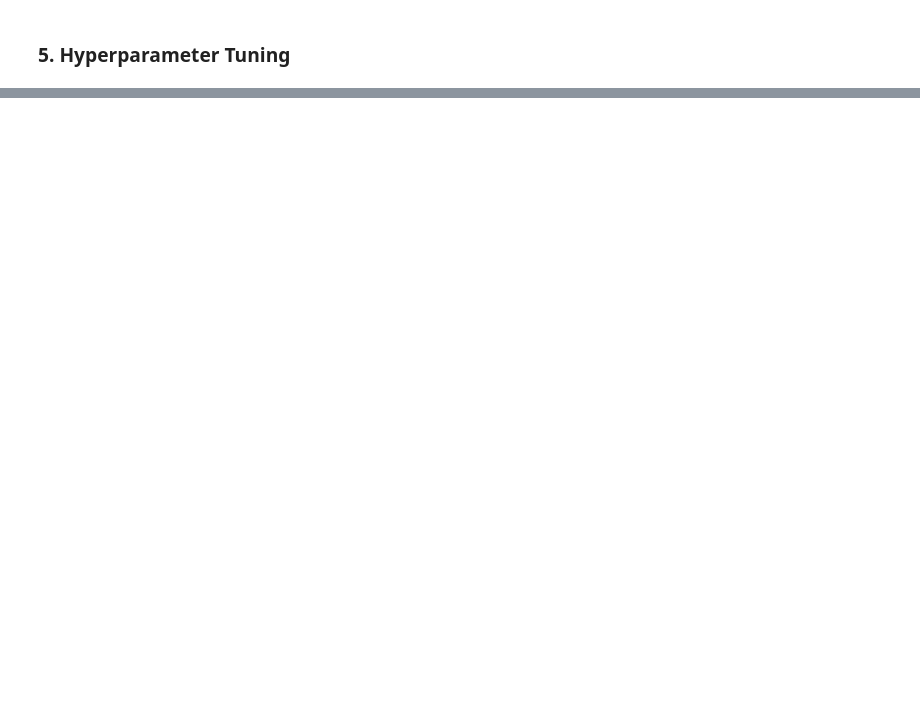
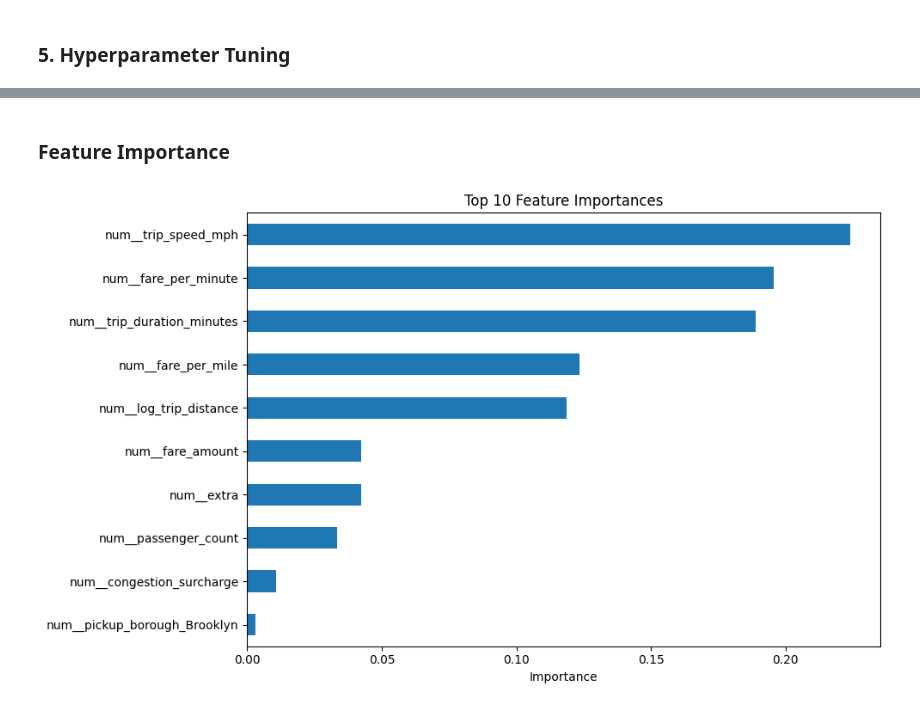
Before and after one commit to jamie07262/ML-MODEL-TRAINING-AND-EVALUATION, a Jupyter notebook: assignment2.ipynb, the cells around one changed output, grey strips where cells are left out. Drawn from its saved outputs; the diff is of its cells as text; code cells hidden in the pictures; blank space fills up the shorter version.

```diff
--- a/assignment2.ipynb
+++ b/assignment2.ipynb
@@ -425,0 +433,5 @@ shape: (5, 2)
+# %%
+# Removing outliers
+enriched_pd = enriched_pd[(enriched_pd["trip_speed_mph"] <= 100) & (enriched_pd["trip_speed_mph"] > 1)]
+print(f'Max speed: {enriched_pd["trip_speed_mph"].max()}')
+print(f'Min speed: {enriched_pd["trip_speed_mph"].min()}')
@@ -426,3 +441,12 @@ shape: (5, 2)
+# %%
+#Dropping columns
+columns_to_drop = [
+    "RatecodeID",
+    "trip_distance",
+    "total_amount"
+    ]
+
+enriched_pd = enriched_pd.drop(columns_to_drop, axis=1)
 # %%
 # Split data into training (70%), validation (15%), and test (15%) sets using stratified sampling for the classification target
 from sklearn.model_selection import train_test_split
@@ -812,0 +1354,31 @@ p.requires_grad):,}')
+# %% [markdown]
+### Feature Importance
+# %%
+#Extract and plot feature importances from the Random Forest model (bar chart, sorted)
+
+# Train Random Forest pipeline
+rf_pipe = Pipeline(steps=[
+    ("preprocessor", preprocessor),
+    ("classifier", RandomForestClassifier(n_estimators=100, random_state=42))
+])
+
+rf_pipe.fit(X_train, y_train)
+
+# Get feature names from preprocessor
+feature_names = rf_pipe.named_steps["preprocessor"].get_feature_names_out()
+
+# Get feature importances for Tree-based models
+importances = rf_pipe.named_steps["classifier"].feature_importances_
+
+#  Sort and plot top 10 features
+feat_imp = pd.Series(importances, index=feature_names)
+top_features = feat_imp.nlargest(10)
+
+plt.figure(figsize=(10, 6))
+top_features.sort_values().plot(kind="barh")
+plt.title("Top 10 Feature Importances")
+plt.xlabel("Importance")
+plt.tight_layout()
+plt.show()
+# %% [output]
+[figure, added]
```
Also changed, not shown: parts of 67 cells of this notebook, 3 other files.
